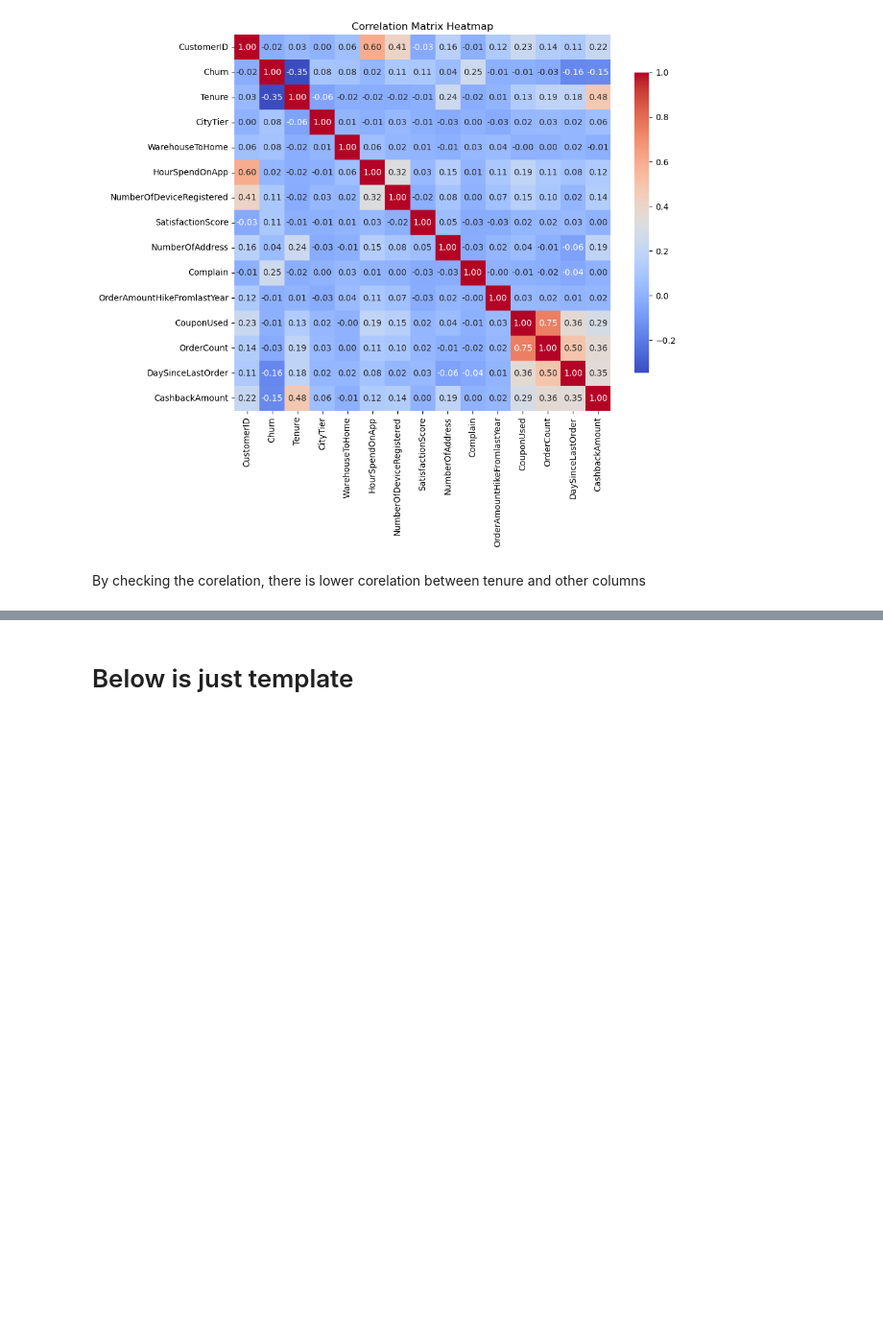
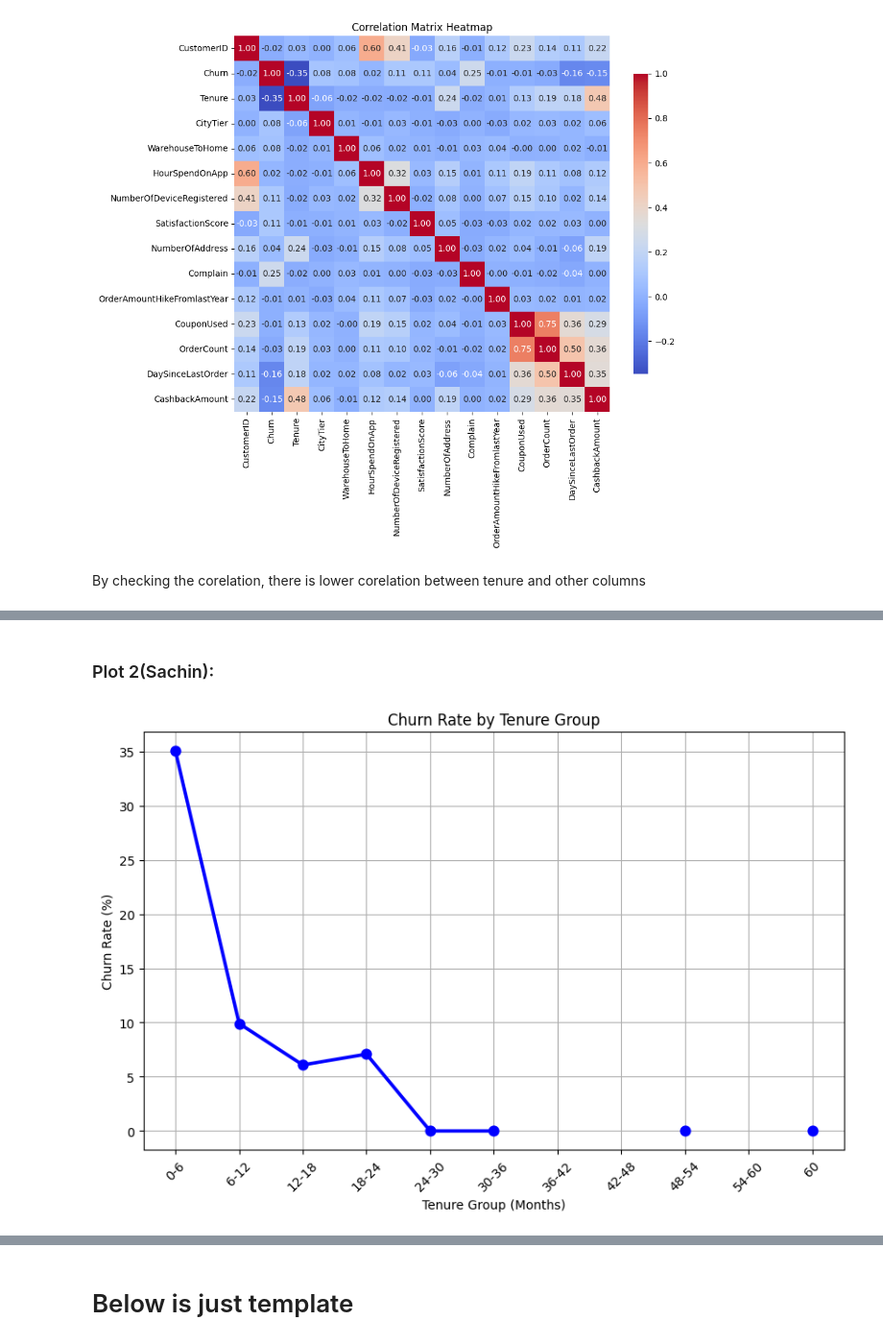
Before and after one commit to KarthikeyanBaskaran/Marketing-Analytics, a Jupyter notebook: MarketingAnalytics.ipynb, the cells around one changed output, grey strips where cells are left out. Shown at 96% size. Drawn from its saved outputs; the diff is of its cells as text; code cells hidden in the pictures; blank space fills up the shorter version.

```diff
--- a/MarketingAnalytics.ipynb
+++ b/MarketingAnalytics.ipynb
@@ -252,0 +271,22 @@ df_cleaned.to_csv('cleaned_data.csv', index=False)
+# %% [markdown]
+### Plot 2(Sachin):
+# %%
+# Plot 2 : Churn Rate by Tenure
+bins = [0, 6, 12, 18, 24, 30, 36, 42, 48, 54, 60, df_cleaned['Tenure'].max()]
+labels = ['0-6', '6-12', '12-18', '18-24', '24-30', '30-36', '36-42', '42-48', '48-54', '54-60', '60']
+df_cleaned['TenureGroup'] = pd.cut(df_cleaned['Tenure'], bins=bins, labels=labels, right=False)
+
+
+churn_rate_by_tenure = df_cleaned.groupby('TenureGroup')['Churn'].mean() * 100
+
+
+plt.figure(figsize=(10, 6))
+sns.pointplot(x=churn_rate_by_tenure.index, y=churn_rate_by_tenure.values, color='b', marker='o')
+plt.title('Churn Rate by Tenure Group')
+plt.xlabel('Tenure Group (Months)')
+plt.ylabel('Churn Rate (%)')
+plt.xticks(rotation=45)
+plt.grid(True)
+plt.show()
+# %% [output]
+[figure, added]
```
Also changed, not shown: parts of 30 cells of this notebook, 9 other files.
